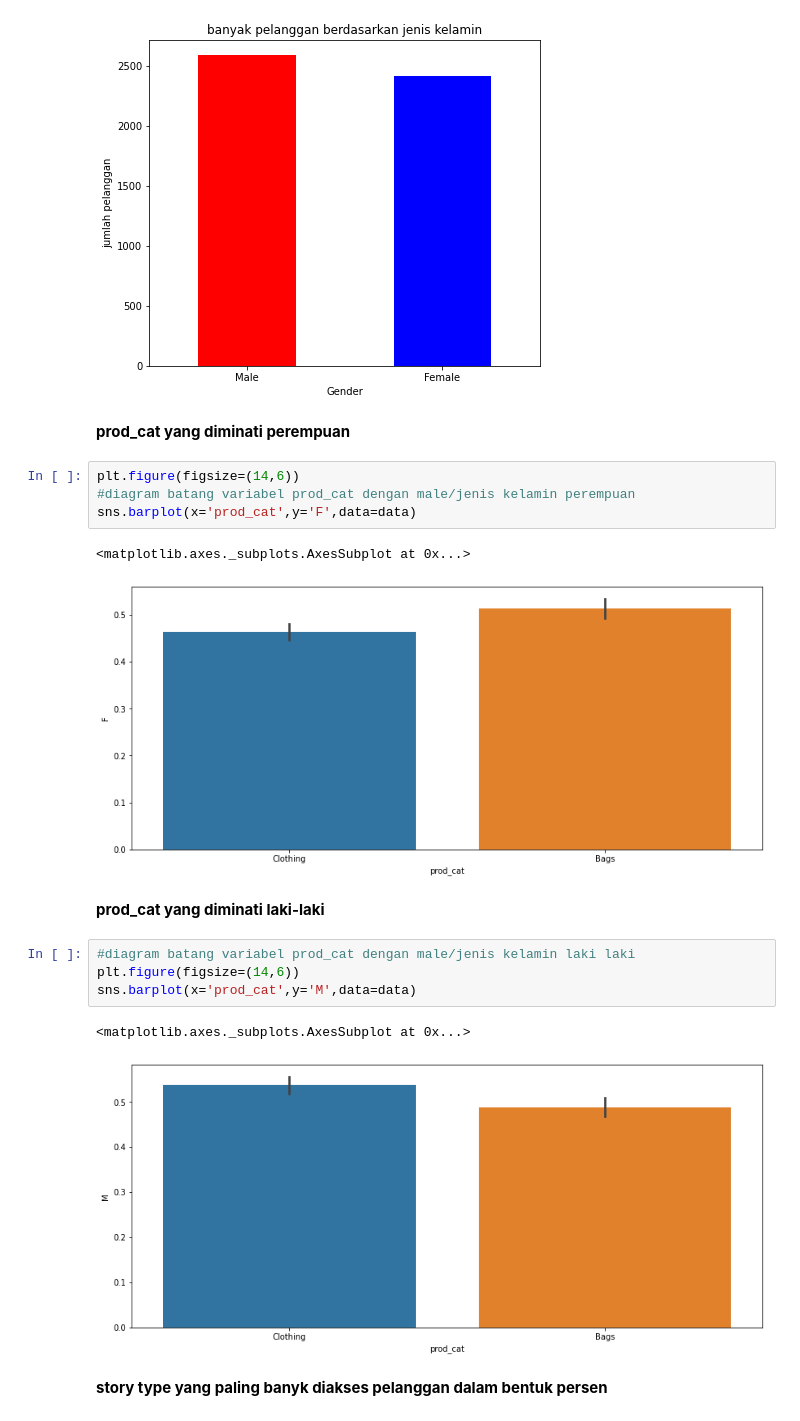
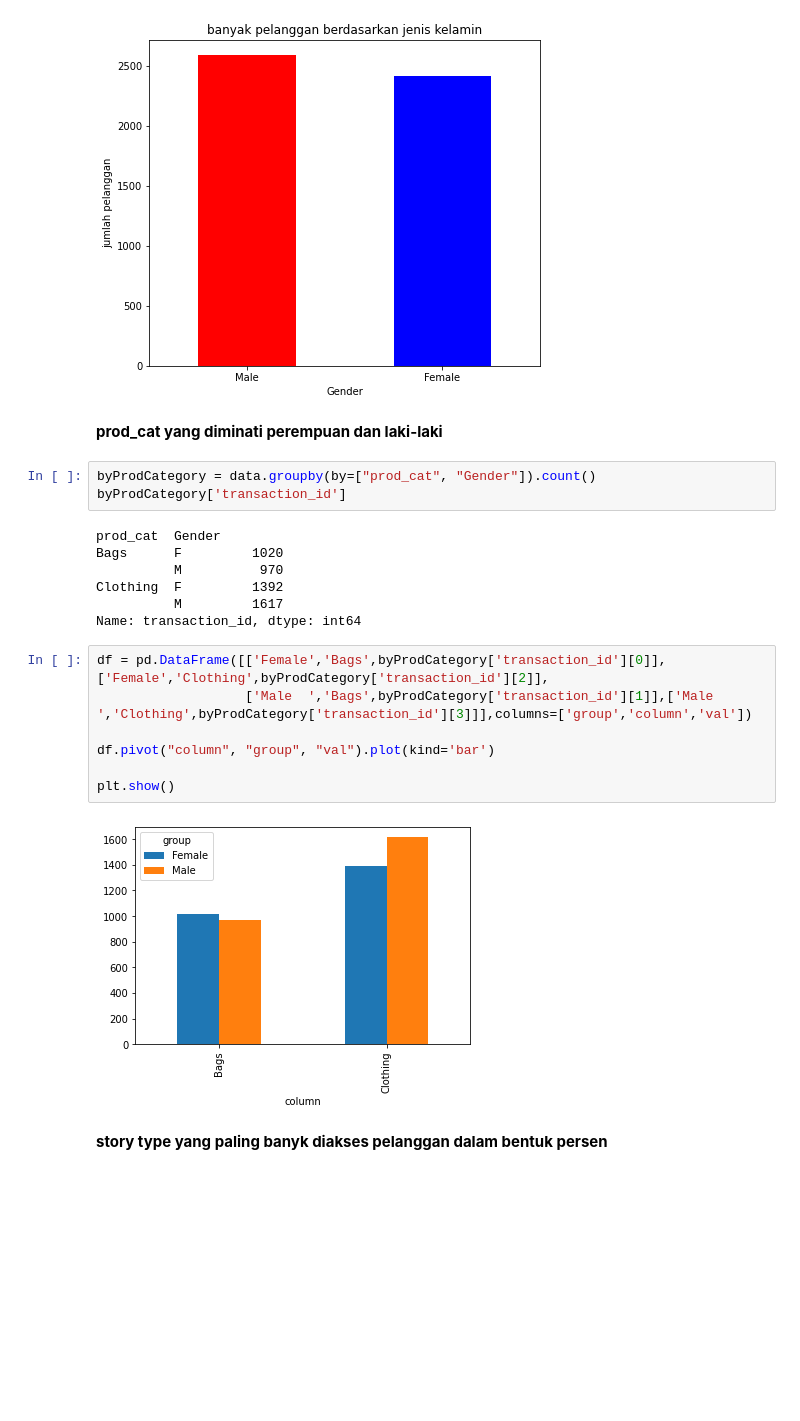
Before and after one commit to ripky/OFA, a Jupyter notebook: QUIS_2_EDA.ipynb, the cells around one changed output. Cells and saved outputs as stored; diff of their text form; blank space fills up the shorter version.

```diff
--- a/QUIS_2_EDA.ipynb
+++ b/QUIS_2_EDA.ipynb
@@ -199,22 +195,25 @@ ax.set_xticklabels(('Male', 'Female'))
 [Text(0, 0, 'Male'), Text(0, 0, 'Female')]
 [figure]
 # %% [markdown]
-**prod_cat yang diminati perempuan**
+**prod_cat yang diminati perempuan dan laki-laki**
-# %%
-plt.figure(figsize=(14,6))
-#diagram batang variabel prod_cat dengan male/jenis kelamin perempuan
-sns.barplot(x='prod_cat',y='F',data=data)
-# %% [output]
-<matplotlib.axes._subplots.AxesSubplot at 0x...>
-[figure, removed]
-# %% [markdown]
-**prod_cat yang diminati laki-laki**
-# %%
-#diagram batang variabel prod_cat dengan male/jenis kelamin laki laki
-plt.figure(figsize=(14,6))
-sns.barplot(x='prod_cat',y='M',data=data)
-# %% [output]
-<matplotlib.axes._subplots.AxesSubplot at 0x...>
-[figure, removed]
+# %%
+byProdCategory = data.groupby(by=["prod_cat", "Gender"]).count()
+byProdCategory['transaction_id']
+# %% [output]
+prod_cat  Gender
+Bags      F         1020
+          M          970
+Clothing  F         1392
+          M         1617
+Name: transaction_id, dtype: int64
+# %%
+df = pd.DataFrame([['Female','Bags',byProdCategory['transaction_id'][0]],['Female','Clothing',byProdCategory['transaction_id'][2]],
+                   ['Male  ','Bags',byProdCategory['transaction_id'][1]],['Male  ','Clothing',byProdCategory['transaction_id'][3]]],columns=['group','column','val'])
+
+df.pivot("column", "group", "val").plot(kind='bar')
+
+plt.show()
+# %% [output]
+[figure, added]
 # %% [markdown]
 **story type yang paling banyk diakses pelanggan dalam bentuk persen**
```
Also changed, not shown: parts of 4 cells of this notebook.
